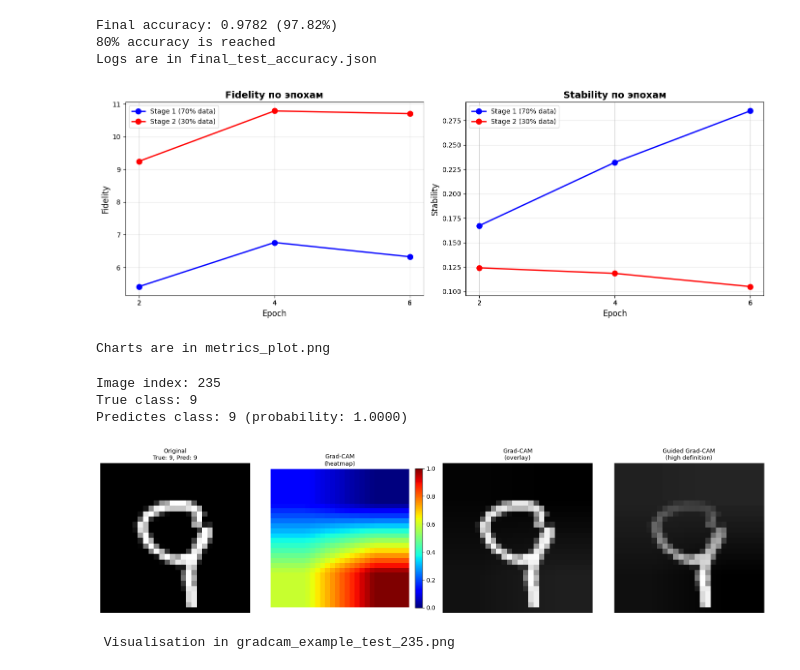
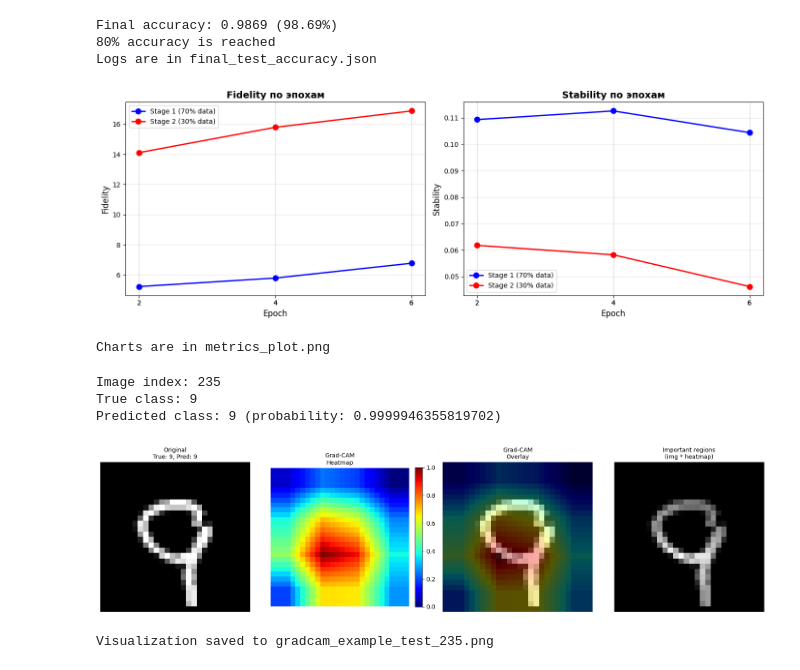
Before and after one commit to kaiiamii/mnist_resnet18_gradcam, a Jupyter notebook: gradcam_task.ipynb, the cells around one changed output. Cells and saved outputs as stored; diff of their text form; code cells hidden in the pictures.

```diff
--- a/gradcam_task.ipynb
+++ b/gradcam_task.ipynb
@@ -146,7 +148,8 @@ def calculate_stability(model, target_layer, images, epsilon=0.05, n_perturbatio
 device = torch.device("cuda" if torch.cuda.is_available() else "cpu")
 model = models.resnet18(weights=ResNet18_Weights.IMAGENET1K_V1)
 
-model.conv1 = nn.Conv2d(1, 64, kernel_size=7, stride=2, padding=3, bias=False)
+model.conv1 = nn.Conv2d(1, 64, kernel_size=3, stride=1, padding=3, bias=False)
+model.maxpool = nn.Identity()
 model.fc = nn.Linear(model.fc.in_features, 10)
 
 for param in model.parameters():
@@ -209,7 +212,7 @@ for epoch in range(1, NUM_EPOCHS + 1):
             logits = model(batch_imgs)
             pred_classes = logits.argmax(dim=1).cpu().tolist()
 
-        gradcam = GradCAM(model, model.layer3[-1])
+        gradcam = GradCAM(model, model.layer3[-2])
         masks = []
         for i in range(len(batch_imgs)):
             img_req = batch_imgs[i].clone().detach().requires_grad_(True).unsqueeze(0)
@@ -220,7 +223,7 @@ for epoch in range(1, NUM_EPOCHS + 1):
         pred_tensor = torch.tensor(pred_classes, device=device)
 
         fid_mean, _ = calculate_fidelity(model, batch_imgs, masks_tensor, pred_tensor)
-        stab_mean = calculate_stability(model, model.layer3[-1], batch_imgs, epsilon=0.05, n_perturbations=5)
+        stab_mean = calculate_stability(model, model.layer3[-2], batch_imgs, epsilon=0.05, n_perturbations=5)
 
         print(f"Epoch {epoch} | Fidelity: {fid_mean:.4f} | Stability: {stab_mean:.05f}\n")
 
@@ -247,4 +250,5 @@ for epoch in range(1, NUM_EPOCHS + 1):
 with open("stage1_full_log.json", "w", encoding="utf-8") as f:
     json.dump(stage1_logs, f, indent=2, ensure_ascii=False)
 print("Stage 1 completed! logs are in stage1_full_log.json")
+torch.save(model.state_dict(), "resnet18_mnist_stage1.pth")
 # %% [output]
@@ -359,7 +363,7 @@ for epoch in range(1, NUM_EPOCHS_S2 + 1):
             logits = model(batch_imgs)
             pred_classes = logits.argmax(dim=1).cpu().tolist()
 
-        gradcam = GradCAM(model, model.layer3[-1])
+        gradcam = GradCAM(model, model.layer3[-2])
         masks = []
         for i in range(len(batch_imgs)):
             img_req = batch_imgs[i].clone().detach().requires_grad_(True).unsqueeze(0)
@@ -370,7 +374,7 @@ for epoch in range(1, NUM_EPOCHS_S2 + 1):
         pred_tensor = torch.tensor(pred_classes, device=device)
 
         fid_mean, _ = calculate_fidelity(model, batch_imgs, masks_tensor, pred_tensor)
-        stab_mean = calculate_stability(model, model.layer3[-1], batch_imgs, epsilon=0.05, n_perturbations=5)
+        stab_mean = calculate_stability(model, model.layer3[-2], batch_imgs, epsilon=0.05, n_perturbations=5)
 
         gradcam.f_handle.remove()
         gradcam.b_handle.remove()
@@ -452,7 +456,7 @@ with open("final_test_accuracy.json", "w", encoding="utf-8") as f:
     }, f, indent=2, ensure_ascii=False)
 print("Logs are in final_test_accuracy.json")
 # %% [output]
-Final accuracy: 0.9782 (97.82%)
+Final accuracy: 0.9869 (98.69%)
 80% accuracy is reached
 Logs are in final_test_accuracy.json
 # %%
@@ -494,7 +498,7 @@ plt.savefig("metrics_plot.png", dpi=300, bbox_inches='tight')
 plt.show()
 print("Charts are in metrics_plot.png")
 # %% [output]
-[figure, old version]
+[figure, new version]
 Charts are in metrics_plot.png
 # %%
 np.random.seed(SEED)
@@ -508,48 +512,62 @@ with torch.no_grad():
     logits = model(img_batch)
     pred_class = logits.argmax(dim=1).item()
     pred_prob = F.softmax(logits, dim=1)[0, pred_class].item()
 
-classes = list(range(10))
-
 print(f"Image index: {test_idx}")
 print(f"True class: {true_label}")
-print(f"Predictes class: {pred_class} (probability: {pred_prob:.4f})")
+print(f"Predicted class: {pred_class} (probability: {pred_prob})")
 
-gradcam = GradCAM(model, model.layer3[-1])
+gradcam = GradCAM(model, model.layer4)
 heatmap, _ = gradcam.generate(img_batch, target_class=pred_class)
 gradcam.f_handle.remove()
 gradcam.b_handle.remove()
 
+mean = 0.1307
+std = 0.3081
+
+img_np = img_tensor.squeeze().cpu().numpy()
+img_vis = img_np * std + mean
+img_vis = np.clip(img_vis, 0.0, 1.0)
+
+heatmap = heatmap.astype(np.float32)
+heatmap = (heatmap - heatmap.min()) / (heatmap.max() - heatmap.min() + 1e-8)
+
+heatmap_color = plt.cm.jet(heatmap)[..., :3]
+
+alpha = 0.35
+img_rgb = np.stack([img_vis, img_vis, img_vis], axis=-1)
+overlay = (1 - alpha) * img_rgb + alpha * heatmap_color
+overlay = np.clip(overlay, 0.0, 1.0)
+
+important_regions = img_vis * heatmap
+
 fig, axes = plt.subplots(1, 4, figsize=(16, 4))
 
-axes[0].imshow(img_tensor.squeeze(), cmap='gray')
+axes[0].imshow(img_vis, cmap='gray')
 axes[0].set_title(f"Original\nTrue: {true_label}, Pred: {pred_class}", fontsize=10)
 axes[0].axis('off')
 
-im1 = axes[1].imshow(heatmap, cmap='jet')
-axes[1].set_title("Grad-CAM\n(heatmap)", fontsize=10)
+im1 = axes[1].imshow(heatmap, cmap='jet', vmin=0, vmax=1)
+axes[1].set_title("Grad-CAM\nHeatmap", fontsize=10)
 axes[1].axis('off')
 plt.colorbar(im1, ax=axes[1], fraction=0.046, pad=0.04)
 
-img_np = img_tensor.squeeze().cpu().numpy()
-overlay = 0.7 * img_np + 0.3 * heatmap
-im2 = axes[2].imshow(overlay, cmap='gray')
-axes[2].set_title("Grad-CAM\n(overlay)", fontsize=10)
+axes[2].imshow(overlay)
+axes[2].set_title("Grad-CAM\nOverlay", fontsize=10)
 axes[2].axis('off')
 
-guided_gradcam = img_np * heatmap
-im3 = axes[3].imshow(guided_gradcam, cmap='gray')
-axes[3].set_title("Guided Grad-CAM\n(high definition)", fontsize=10)
+axes[3].imshow(important_regions, cmap='gray', vmin=0, vmax=1)
+axes[3].set_title("Important regions\n(img * heatmap)", fontsize=10)
 axes[3].axis('off')
 
 plt.tight_layout()
 plt.savefig(f"gradcam_example_test_{test_idx}.png", dpi=300, bbox_inches='tight')
 plt.show()
 
-print(f"\n Visualisation in gradcam_example_test_{test_idx}.png")
+print(f"\nVisualization saved to gradcam_example_test_{test_idx}.png")
 # %% [output]
 Image index: 235
 True class: 9
-Predictes class: 9 (probability: 1.0000)
+Predicted class: 9 (probability: 0.9999946355819702)
-[figure, old version]
+[figure, new version]
- Visualisation in gradcam_example_test_235.png
+Visualization saved to gradcam_example_test_235.png
```
Also changed, not shown: parts of 4 cells of this notebook, 8 other files.
